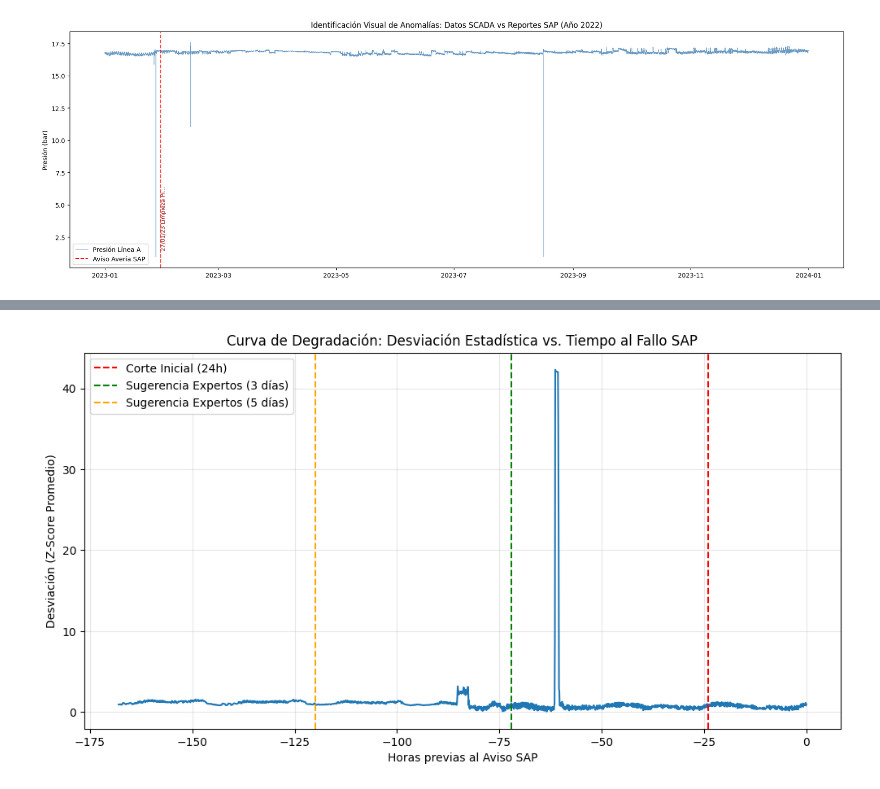
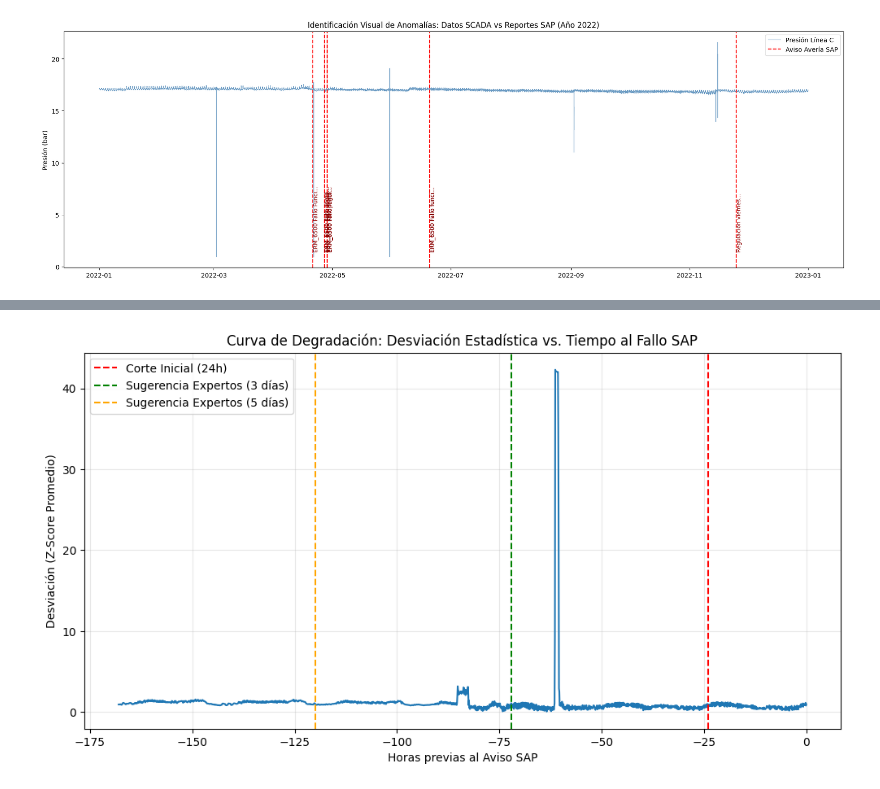
Before and after one commit to BryanInche/27.tfm_enagas_ia, a Jupyter notebook: notebooks/03_Etiquetado_y_Feature_Engineering.ipynb, the cells around one changed output, grey strips where cells are left out. Cells and saved outputs as stored; diff of their text form; code cells hidden in the pictures.

```diff
--- a/notebooks/03_Etiquetado_y_Feature_Engineering.ipynb
+++ b/notebooks/03_Etiquetado_y_Feature_Engineering.ipynb
@@ -7,11 +7,11 @@ import os
 # 1. Rutas
 base_path = r"C:\Users\braya\Documents\TFM_UCM_Enagas\tfm_enagas"
 
-ruta_sensores_clean = os.path.join(base_path, "data", "processed", "df_sensores_ERM_400_2023_2024_limpio.csv")
-#ruta_sensores_clean = os.path.join(base_path, "data", "processed", "df_sensores_ERM_6500_2022_2023_limpio.csv")
+#ruta_sensores_clean = os.path.join(base_path, "data", "processed", "df_sensores_ERM_400_2023_2024_limpio.csv")
+ruta_sensores_clean = os.path.join(base_path, "data", "processed", "df_sensores_ERM_6500_2022_2023_limpio.csv")
 
-ruta_sap_clean = os.path.join(base_path, "data", "processed", "df_sap_erm_400_limpio.csv")
-#ruta_sap_clean = os.path.join(base_path, "data", "processed", "df_sap_erm_6500_limpio.csv")
+#ruta_sap_clean = os.path.join(base_path, "data", "processed", "df_sap_erm_400_limpio.csv")
+ruta_sap_clean = os.path.join(base_path, "data", "processed", "df_sap_erm_6500_limpio.csv")
 
 # 2. Cargar Sensores (Forzamos que 'datetime' vuelva a ser el índice y sea tipo fecha)
 df = pd.read_csv(ruta_sensores_clean, parse_dates=['datetime'])
@@ -42,33 +46,33 @@ df.head(2)
 # %%
 # 1. Filtrar los avisos de SAP para que coincidan con el año de nuestro dataset
 df_sap_2022 = df_sap[(df_sap['datetime_fallo'] >= df.index.min()) & (df_sap['datetime_fallo'] <= df.index.max())]
 
 # 2. Gráfico histórico de presión con marcas de mantenimiento
 plt.figure(figsize=(18, 6))
-plt.plot(df.index, df['presion_in_A'], label='Presión Línea A', color='steelblue', alpha=0.8, linewidth=0.5)
+plt.plot(df.index, df['presion_in_C'], label='Presión Línea C', color='steelblue', alpha=0.8, linewidth=0.5)
 
 # 3. Dibujar líneas verticales para cada avería de SAP
 for idx, row in df_sap_2022.iterrows():
     plt.axvline(x=row['datetime_fallo'], color='red', linestyle='--', linewidth=1.5, alpha=0.8)
 
     # Usamos 'DESCRIPCIÓN AVISO'
     # Convertimos a string por si hay algún valor nulo (NaN)
     texto_aviso = str(row['DESCRIPCIÓN AVISO'])
 
     # Etiqueta con el texto del aviso (recortado a 20 caracteres para que no ocupe mucho)
-    plt.text(row['datetime_fallo'], df['presion_in_A'].min() + 0.5, texto_aviso[:20]+'...',
+    plt.text(row['datetime_fallo'], df['presion_in_C'].min() + 0.5, texto_aviso[:20]+'...',
              rotation=90, color='darkred', fontsize=9, verticalalignment='bottom')
 
 # Añadir una leyenda fantasma para las líneas rojas
 plt.plot([], [], color='red', linestyle='--', label='Aviso Avería SAP')
 
 plt.title('Identificación Visual de Anomalías: Datos SCADA vs Reportes SAP (Año 2022)')
 plt.ylabel('Presión (bar)')
 plt.legend()
 plt.tight_layout()
 plt.show()
 # %% [output]
-[figure, old version]
+[figure, new version]
 # %%
 if not df_sap_2022.empty:
     # Tomamos el primer aviso del 2022 (ej. la de febrero)
```
Also changed, not shown: parts of 25 cells of this notebook.
